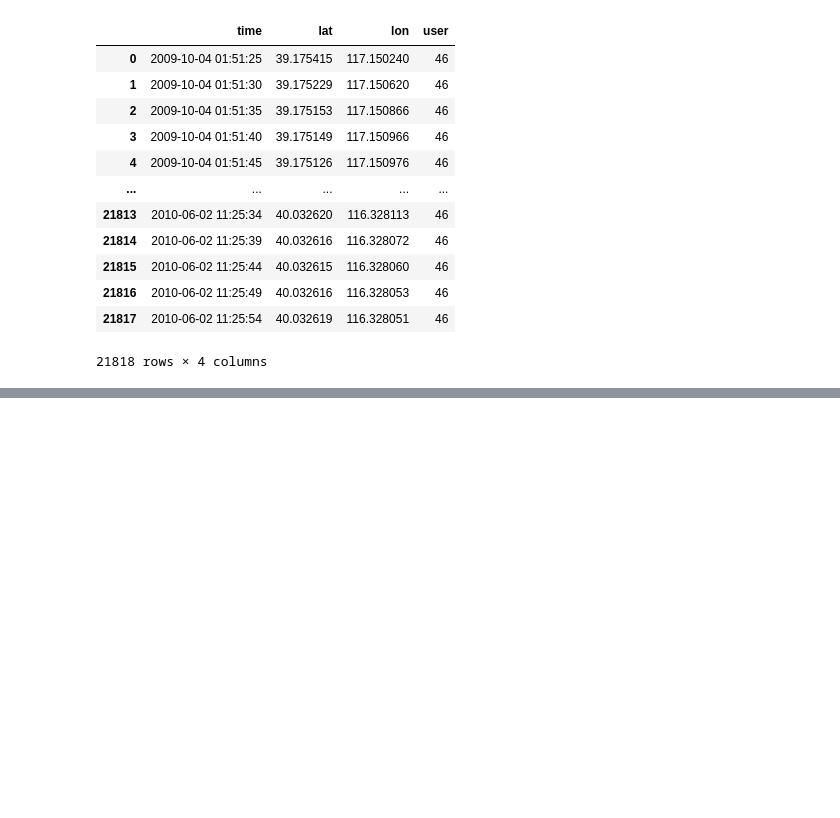
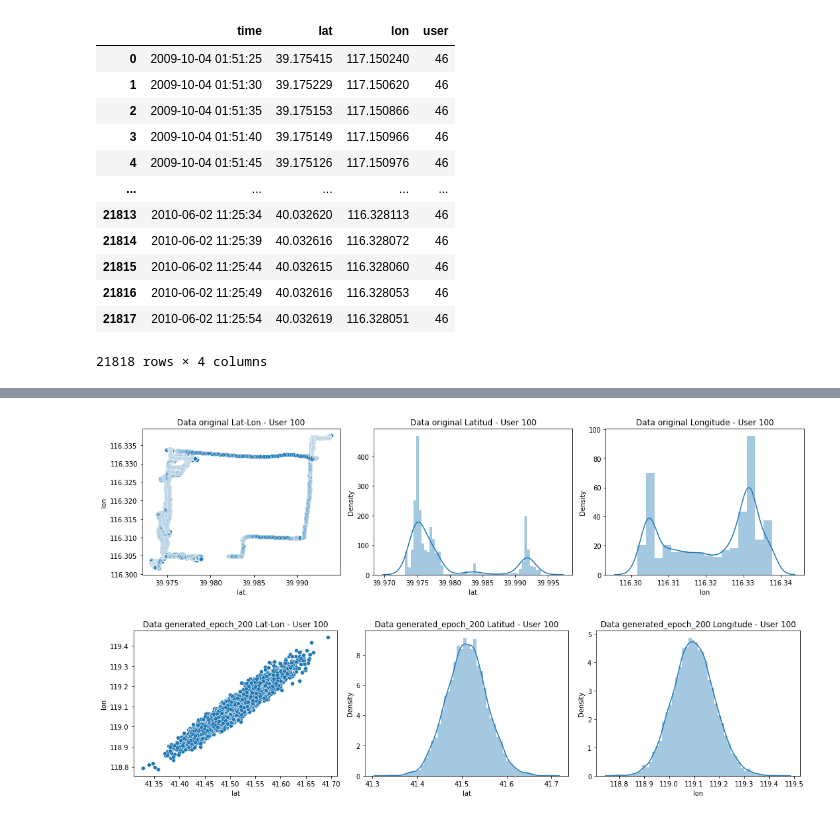
Before and after one commit to GabrielPila/skmob_mmc_mobility, a Jupyter notebook: notebooks/tmp_nb.ipynb, the cells around one changed output, grey strips where cells are left out. Saved outputs shown, nothing was run; the diff lists cells and outputs as text; code cells hidden in the pictures; blank space fills up the shorter version.

Commit message:
Adjusted Saving Loading and Plotting of results

```diff
--- a/notebooks/tmp_nb.ipynb
+++ b/notebooks/tmp_nb.ipynb
@@ -136,0 +171,14 @@ data
+# %%
+path_data:str = os.path.join('..',PATH_LOCAL_DATA, 'users')
+path_output:str = os.path.join('..',PATH_LOCAL_DATA, 'users_gan')
+path_models_out:str = os.path.join('..',PATH_LOCAL_DATA, 'models_gan')
+path_img:str = os.path.join('..',PATH_LOCAL_DATA, 'img')
+filename:str = 'data_user_100.csv'
+nepochs:int = 200
+param:dict = {'batch_size': 64,
+            'discriminatorDims': [64, 32, 16, 1],
+            'generatorDims': [512, 3],
+            'input_dim': 3,
+            'optimizer': 'Adam',
+            'random_dim': 100
+            }
@@ -136,0 +371,55 @@ data
+# %%
+file_path = os.path.join(path_data, filename)
+
+data = pd.read_csv(file_path)
+# %%
+start_time = time.time()
+g_optimizer, d_optimizer = get_optimizers(param["optimizer"])
+dp = GAN(
+        param["input_dim"],
+        param["random_dim"],
+        param["discriminatorDims"],
+        param["generatorDims"],
+        g_optimizer,
+        d_optimizer
+    )
+
+data_conjoint, user_conjoint = get_data_user_conjoined(data)
+plot_user_geodata(data, user=user_conjoint, title='original', img_path=path_img)
+
+data_scaled, scaler = get_scaled_data(data_conjoint)
+dataset = tf.data.Dataset.from_tensor_slices(data_scaled).shuffle(50000).batch(param["batch_size"], drop_remainder=True)
+
+results = dp.train(dataset, nepochs, param["batch_size"], data.shape[0])
+gen_data = get_generated_data(results, scaler, user=user_conjoint)
+
+plot_user_geodata(gen_data, user=user_conjoint, title=f'generated_epoch_{nepochs}', img_path=path_img)
+
+
+execution_time = time.time() - start_time
+
+d_dims = '_'.join([str(x) for x in param["discriminatorDims"]])
+g_dims = '_'.join([str(x) for x in param["generatorDims"]])
+lat_metrics = ks_2samp(data_conjoint['lat'], gen_data['lat'])
+lon_metrics = ks_2samp(data_conjoint['lon'], gen_data['lon'])
+time_metrics = ks_2samp(pd.to_datetime(data_conjoint['time']).astype(int)/10**9,
+                       pd.to_datetime(gen_data['time']).astype(int)/10**9)
+exp_dir = f'user_{user_conjoint}_ddims_{d_dims}_gdims_{d_dims}_epochs_{nepochs}'
+
+registry_info = {
+    'user_conjoint': user_conjoint,
+    'exp_dir': exp_dir,
+    'g_dims': g_dims,
+    'd_dims': d_dims,
+    'nepochs': nepochs,
+    'ks_lat': lat_metrics[0],
+    'ks_lon': lon_metrics[0],
+    'ks_time': time_metrics[0],
+    'ks_pv_lat': lat_metrics[1],
+    'ks_pv_lon': lon_metrics[1],
+    'ks_pv_time': time_metrics[1],
+    'execution_time': execution_time
+}
+# %% [output]
+[figure, added]
+[figure, added]
```
Also changed, not shown: parts of 52 cells of this notebook, 11 other files.
